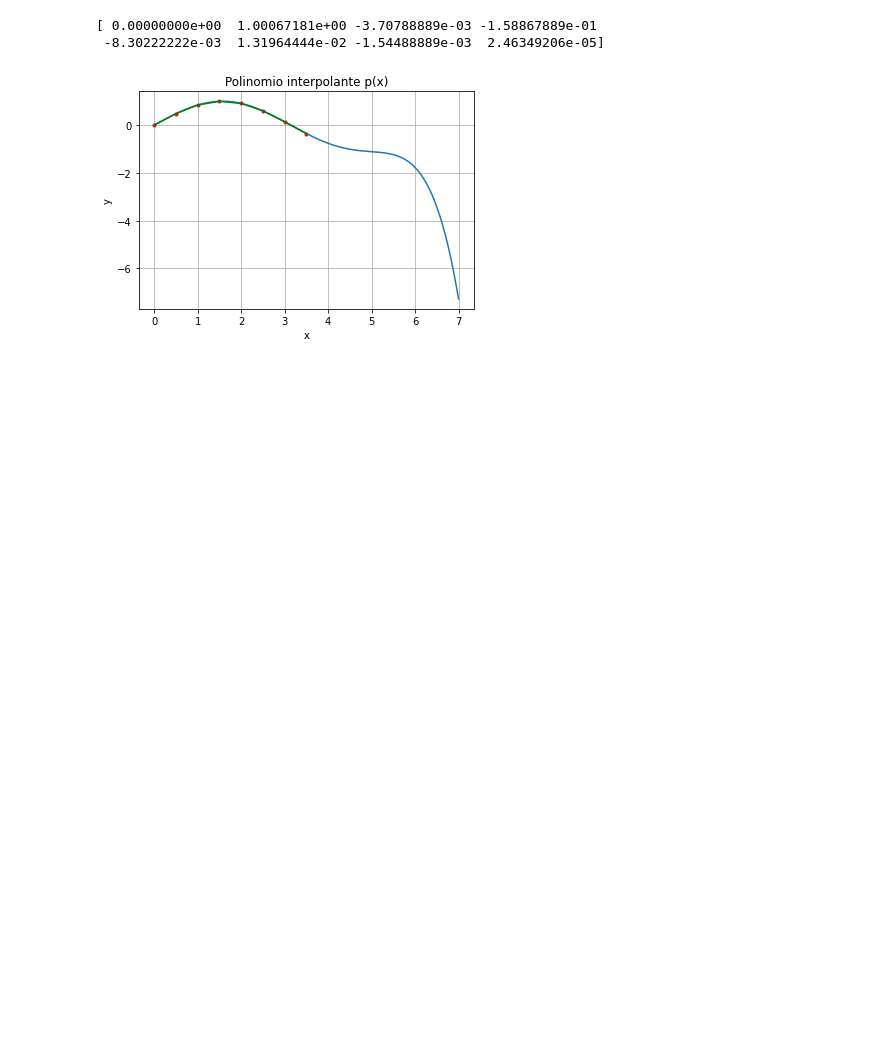
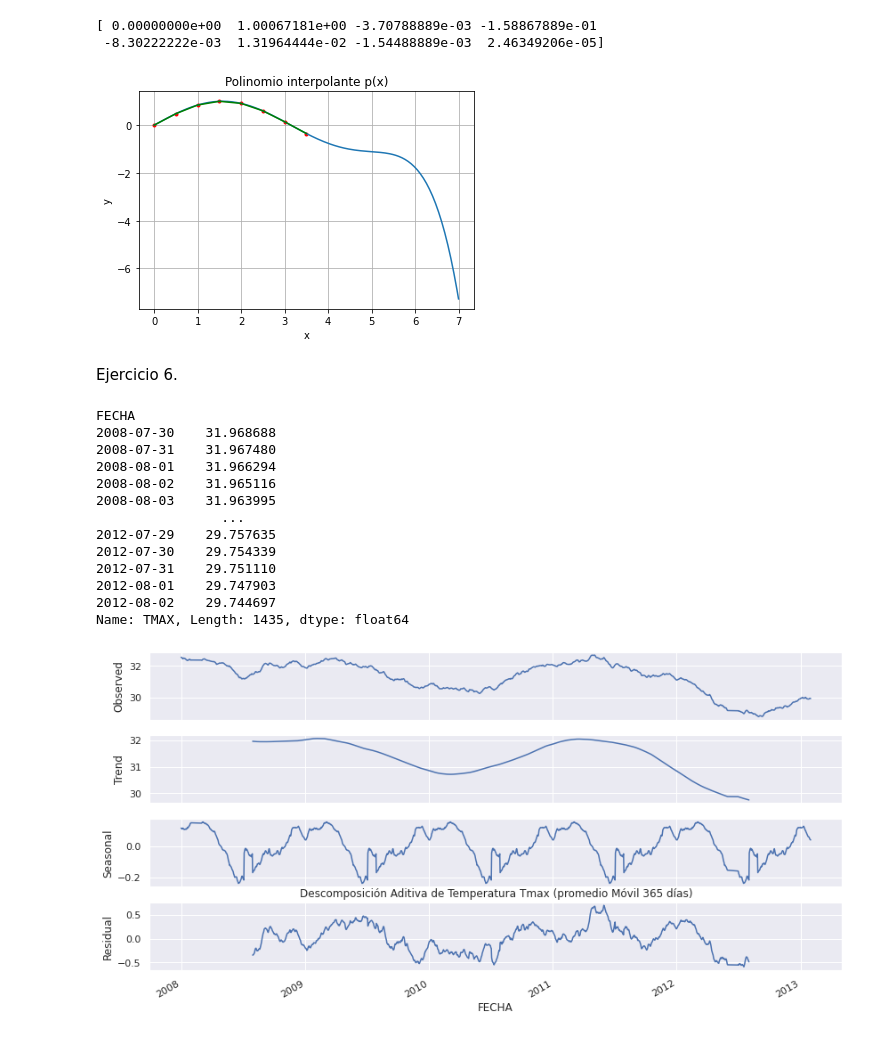
Before and after one commit to Carlos8abl/F-sica-Computacional, a Jupyter notebook: Actividad 7/Actividad 7.ipynb, the cells around one changed output. Drawn from its saved outputs; the diff is of its cells as text; code cells hidden in the pictures; blank space fills up the shorter version.

```diff
--- a/Actividad 7/Actividad 7.ipynb
+++ b/Actividad 7/Actividad 7.ipynb
@@ -307,3 +326,36 @@ plt.ylabel('y')
 plt.show()
 # %% [output]
 [figure]
+# %% [markdown]
+Ejercicio 6.
+# %%
+sns.set(rc={'figure.figsize':(12, 6)})
+
+start, end = '2008-01', '2013-01'
+
+decompfreq = 365
+
+resTmax = sm.tsa.seasonal_decompose(df_climat_90_365.loc[start:end, 'TMAX'].interpolate(),
+                                    freq=decompfreq, model='additive')
+resTmax.plot()
+
+plt.title('Descomposición Aditiva de Temperatura Tmax (promedio Móvil 365 días)');
+
+trendMax = resTmax.trend
+trendMax = trendMax[~np.isnan(trendMax)]
+trendMax
+# %% [output]
+FECHA
+2008-07-30    31.968688
+2008-07-31    31.967480
+2008-08-01    31.966294
+2008-08-02    31.965116
+2008-08-03    31.963995
+                ...
+2012-07-29    29.757635
+2012-07-30    29.754339
+2012-07-31    29.751110
+2012-08-01    29.747903
+2012-08-02    29.744697
+Name: TMAX, Length: 1435, dtype: float64
+[figure, added]
```
Also changed, not shown: parts of 24 cells of this notebook, 2 other files.
